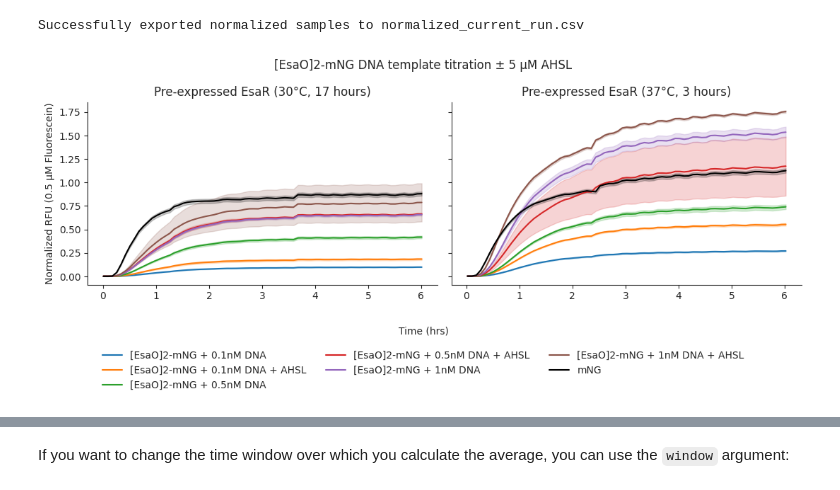
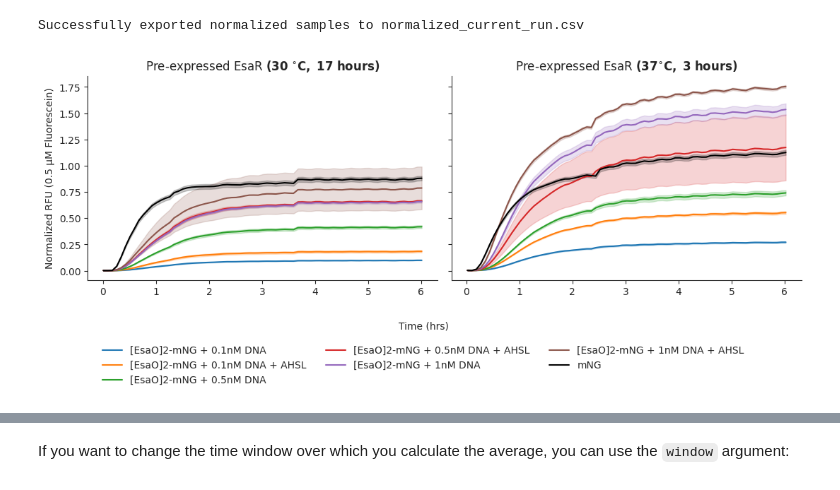
Before and after one commit to nucleus-eng/devstudio-board, a Jupyter notebook: devnotes/devnote-cn-20260924-20261001/experiments/20260926-dna-titration-esar-spent/platereader.ipynb, the cells around one changed output, grey strips where cells are left out. Saved outputs shown, nothing was run; the diff lists cells and outputs as text; code cells hidden in the pictures.

```diff
--- a/devnotes/devnote-cn-20260924-20261001/experiments/20260926-dna-titration-esar-spent/platereader.ipynb
+++ b/devnotes/devnote-cn-20260924-20261001/experiments/20260926-dna-titration-esar-spent/platereader.ipynb
@@ -281,7 +281,7 @@ print(f"Successfully exported normalized samples to {output_filename}")
 # %% [output]
 Successfully exported normalized samples to normalized_current_run.csv
 # %%
-#| label: cn-20260926-fig1
+
 
 #!/usr/bin/env python3
 """
@@ -300,18 +300,19 @@ import seaborn as sns
 
 # One dict per panel, left -> right.
 #   file    : CSV path
-#   title   : panel title
+#   title   : panel title (mathtext $\mathbf{...}$ makes that part bold)
 #   include : substring(s) a sample Name must contain to be plotted (None = all)
 #   exclude : substring(s) that drop a sample Name (None = nothing dropped)
 #   extra   : exact sample Name(s) to add on top of `include` (e.g. the "mNG" control)
 PANELS = [
-    dict(file="normalized_current_run.csv", title="Pre-expressed EsaR (30°C, 17 hours)",
+    dict(file="normalized_current_run.csv",
+         title=r"Pre-expressed EsaR $\mathbf{(30\ ^{\circ}C,\ 17\ hours)}$",
          include=["[EsaO]2-mNG"], exclude=None, extra=["mNG"]),
-    dict(file="normalized_samples_only.csv", title="Pre-expressed EsaR (37°C, 3 hours)",
+    dict(file="normalized_samples_only.csv",
+         title=r"Pre-expressed EsaR $\mathbf{(37^{\circ}C,\ 3\ hours)}$",
          include=["[EsaO]2-mNG"], exclude=None, extra=["mNG"]),
 ]
 
-SUPTITLE = "[EsaO]2-mNG DNA template titration ± 5 µM AHSL"
 Y_LABEL = "Normalized RFU (0.5 µM Fluorescein)"
 X_LABEL = "Time (hrs)"
 
@@ -345,7 +346,6 @@ FONT_FAMILY = "DejaVu Sans"
 TICK_FONTSIZE = 10
 TITLE_FONTSIZE = 12          # panel titles
 LABEL_FONTSIZE = 10          # x / y axis labels
-SUPTITLE_FONTSIZE = 12
 OUTFILE = "panels_seaborn.png"
 DPI = 200
 
@@ -391,6 +391,12 @@ def main():
         "xtick.labelsize": TICK_FONTSIZE,
         "ytick.labelsize": TICK_FONTSIZE,
         "mathtext.fontset": "dejavusans",
+        # nothing bold by default: only the \mathbf{...} part of the panel titles
+        "font.weight": "normal",
+        "axes.titleweight": "normal",
+        "axes.labelweight": "normal",
+        "figure.titleweight": "normal",
+        "figure.labelweight": "normal",
     })
     data = [load_panel(p) for p in PANELS]
 
@@ -413,39 +419,39 @@ def main():
             palette=colors, style=STYLE,
             errorbar=ERRORBAR, ax=ax,
         )
-        ax.set_title(cfg["title"], fontsize=TITLE_FONTSIZE)
+        ax.set_title(cfg["title"], fontsize=TITLE_FONTSIZE, fontweight="normal")
         ax.set_xlabel("")
         ax.set_ylabel("")
         if X_LIM:
             ax.set_xlim(X_LIM)
         if ax.get_legend():
             if LEGEND_MODE == "each":
                 sns.move_legend(ax, LEGEND_LOC, frameon=False, fontsize=LEGEND_FONTSIZE, title=None)
             else:
                 ax.get_legend().remove()
 
     if Y_LIM:
         axes[0].set_ylim(Y_LIM)
-    axes[0].set_ylabel(Y_LABEL, fontsize=LABEL_FONTSIZE)
-    fig.supxlabel(X_LABEL, fontsize=LABEL_FONTSIZE)
-    fig.suptitle(SUPTITLE, fontsize=SUPTITLE_FONTSIZE)
+    axes[0].set_ylabel(Y_LABEL, fontsize=LABEL_FONTSIZE, fontweight="normal")
+    fig.supxlabel(X_LABEL, fontsize=LABEL_FONTSIZE, fontweight="normal")
     sns.despine(fig)
 
     if LEGEND_MODE == "shared" and (HUE or STYLE):
         # Collect unique entries across all panels
         seen = {}
         for ax in axes:
             for h, l in zip(*ax.get_legend_handles_labels()):
                 seen.setdefault(l, h)
         fig.legend(seen.values(), seen.keys(), loc="lower center", ncol=LEGEND_NCOL,
                    frameon=False, fontsize=LEGEND_FONTSIZE, bbox_to_anchor=(0.5, -0.02))
         fig.tight_layout(rect=(0, 0.04 + 0.045 * -(-len(seen) // LEGEND_NCOL), 1, 1))
-        fig.supxlabel(X_LABEL, fontsize=LABEL_FONTSIZE, y=0.03 + 0.045 * -(-len(seen) // LEGEND_NCOL))
+        fig.supxlabel(X_LABEL, fontsize=LABEL_FONTSIZE, fontweight="normal",
+                      y=0.03 + 0.045 * -(-len(seen) // LEGEND_NCOL))
     else:
         fig.tight_layout()
     fig.savefig(OUTFILE, dpi=DPI, bbox_inches="tight")
 
 if __name__ == "__main__":
     main()
 # %% [output]
-[figure, old version]
+[figure, new version]
```
Also changed, not shown: parts of 8 cells of this notebook, 8 other files.
